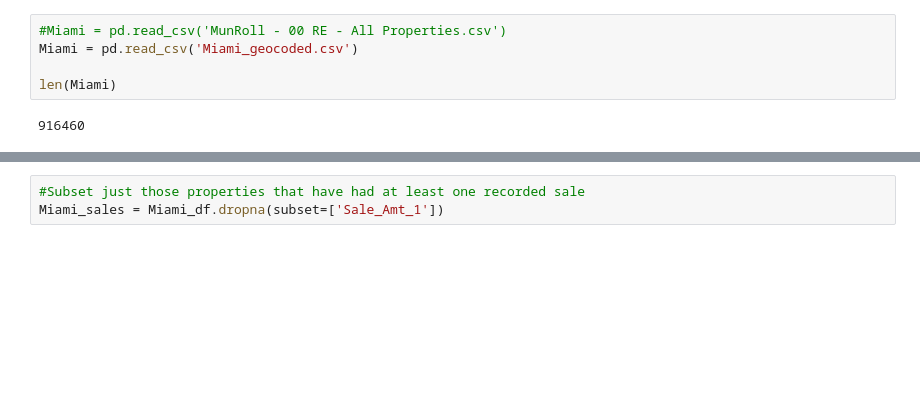
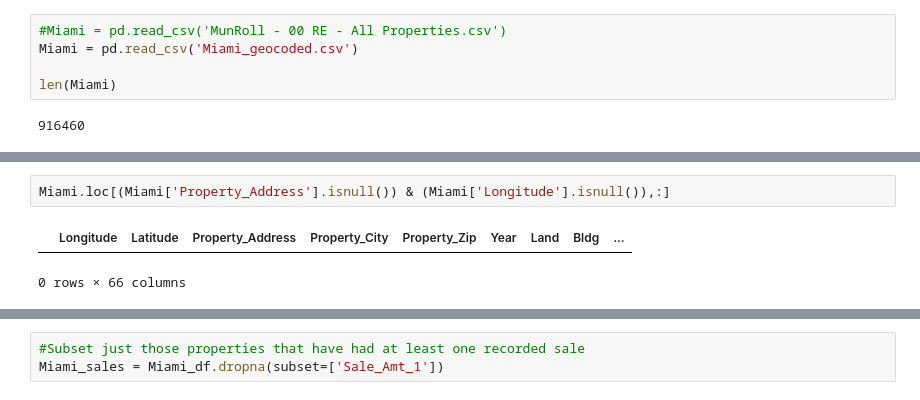
Before and after one commit to dylanrandle/spark-tensorflow, a Jupyter notebook: Miami_RE_Data_filip.ipynb, the cells around one changed output, grey strips where cells are left out. Cells and saved outputs as stored; diff of their text form; blank space fills up the shorter version.

```diff
--- a/Miami_RE_Data_filip.ipynb
+++ b/Miami_RE_Data_filip.ipynb
@@ -31,0 +51,5 @@ len(Miami)
+# %%
+Miami.loc[(Miami['Property_Address'].isnull()) & (Miami['Longitude'].isnull()),:]
+# %% [output]
+|  | Longitude | Latitude | Property_Address | Property_City | Property_Zip | Year | Land | Bldg | ... |
+0 rows × 66 columns
```
Also changed, not shown: parts of 27 cells of this notebook, 2 other files.
